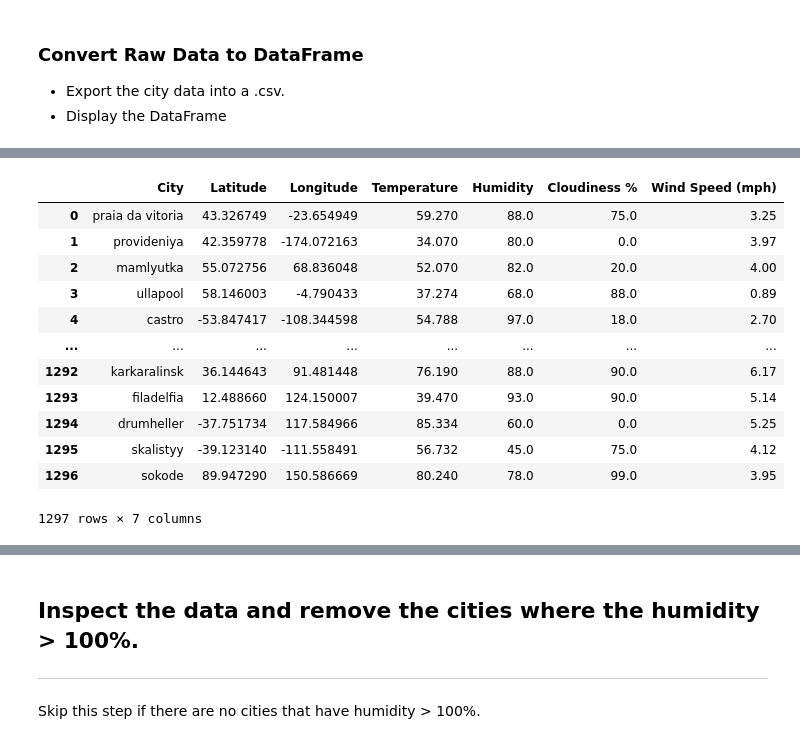
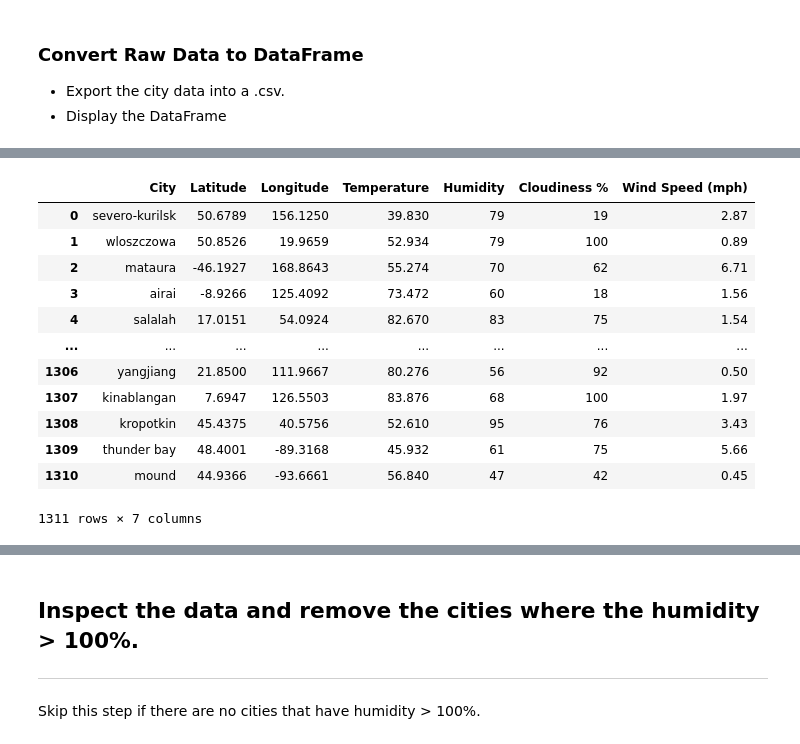
Before and after one commit to Munseaux/python-api-challenge, a Jupyter notebook: WeatherPy.ipynb, the cells around one changed output, grey strips where cells are left out. Drawn from its saved outputs; the diff is of its cells as text; code cells hidden in the pictures.

```diff
--- a/WeatherPy.ipynb
+++ b/WeatherPy.ipynb
@@ -62,20 +62,27 @@ temp = []
 humidity = []
 clouds = []
 wind_speed = []
+new_lats = []
+new_longs = []
+cities_4_del = []
 
 
 for city in cities:
     try:
         city_url = f"http://api.openweathermap.org/data/2.5/weather?q={city}&appid={weather_api_key}"
 
-
         json_responce = requests.get(city_url).json()
         temp.append(1.8 * (float(json_responce["main"]["temp"])-273) + 32)
         humidity.append(json_responce["main"]["humidity"])
         clouds.append(json_responce["clouds"]["all"])
         wind_speed.append(json_responce["wind"]["speed"])
+        new_lats.append(json_responce['coord']['lat'])
+        new_longs.append(json_responce['coord']['lon'])
+
+        print(f'adding {city}')
 
         #in here we are grabbing weather data for each city.
-    except:
+    except KeyError:
         print("city not found... skipping.....")
+        cities_4_del.append(city)
 # %% [output]
@@ -100,15 +107,24 @@ city not found... skipping.....
 ### Convert Raw Data to DataFrame
 * Export the city data into a .csv.
 * Display the DataFrame
+# %%
+for city in cities_4_del:
+    cities.remove(city)
 # %%
+
+
 data = {
     "City" : cities,
-    "Latitude" : lats,
-    "Longitude" : lngs,
+    "Latitude" : new_lats,
+    "Longitude" :new_longs,
     "Temperature" : temp,
     "Humidity" : humidity,
     "Cloudiness %" : clouds,
     "Wind Speed (mph)" : wind_speed
 }
+print(len(cities))
+print(len(new_lats))
+#makes blanks in dataframe so I don't have to think with my brain and can instaed think with computer brain
 
-weather_df = pd.DataFrame(dict([ (k,pd.Series(v)) for k,v in data.items() ])) #makes blanks in dataframe so I don't have to think with my brain and can instaed think with computer brain
+weather_df = pd.DataFrame(data)
+weather_df
@@ -115,22 +147,21 @@ weather_df = pd.DataFrame(dict([ (k,pd.Series(v)) for k,v in data.items() ])) #m
 # %%
 
-weather_df.drop(weather_df.tail(3703).index, inplace = True) #get rid of crap
-weather_df.to_csv("weather_data.csv")#make a lil csv
+weather_df.to_csv("weather_data.csv") #make a lil csv
 weather_df
 # %% [output]
 |  | City | Latitude | Longitude | Temperature | Humidity | Cloudiness % | Wind Speed (mph) |
-| 0 | praia da vitoria | 43.326749 | -23.654949 | 59.270 | 88.0 | 75.0 | 3.25 |
-| 1 | provideniya | 42.359778 | -174.072163 | 34.070 | 80.0 | 0.0 | 3.97 |
-| 2 | mamlyutka | 55.072756 | 68.836048 | 52.070 | 82.0 | 20.0 | 4.00 |
-| 3 | ullapool | 58.146003 | -4.790433 | 37.274 | 68.0 | 88.0 | 0.89 |
-| 4 | castro | -53.847417 | -108.344598 | 54.788 | 97.0 | 18.0 | 2.70 |
+| 0 | severo-kurilsk | 50.6789 | 156.1250 | 39.830 | 79 | 19 | 2.87 |
+| 1 | wloszczowa | 50.8526 | 19.9659 | 52.934 | 79 | 100 | 0.89 |
+| 2 | mataura | -46.1927 | 168.8643 | 55.274 | 70 | 62 | 6.71 |
+| 3 | airai | -8.9266 | 125.4092 | 73.472 | 60 | 18 | 1.56 |
+| 4 | salalah | 17.0151 | 54.0924 | 82.670 | 83 | 75 | 1.54 |
 | ... | ... | ... | ... | ... | ... | ... | ... |
-| 1292 | karkaralinsk | 36.144643 | 91.481448 | 76.190 | 88.0 | 90.0 | 6.17 |
-| 1293 | filadelfia | 12.488660 | 124.150007 | 39.470 | 93.0 | 90.0 | 5.14 |
-| 1294 | drumheller | -37.751734 | 117.584966 | 85.334 | 60.0 | 0.0 | 5.25 |
-| 1295 | skalistyy | -39.123140 | -111.558491 | 56.732 | 45.0 | 75.0 | 4.12 |
-| 1296 | sokode | 89.947290 | 150.586669 | 80.240 | 78.0 | 99.0 | 3.95 |
+| 1306 | yangjiang | 21.8500 | 111.9667 | 80.276 | 56 | 92 | 0.50 |
+| 1307 | kinablangan | 7.6947 | 126.5503 | 83.876 | 68 | 100 | 1.97 |
+| 1308 | kropotkin | 45.4375 | 40.5756 | 52.610 | 95 | 76 | 3.43 |
+| 1309 | thunder bay | 48.4001 | -89.3168 | 45.932 | 61 | 75 | 5.66 |
+| 1310 | mound | 44.9366 | -93.6661 | 56.840 | 47 | 42 | 0.45 |
-1297 rows × 7 columns
+1311 rows × 7 columns
 # %%
 weather_df = pd.read_csv('weather_data.csv')
 weather_df
```
Also changed, not shown: parts of 16 cells of this notebook, 1 other file.
